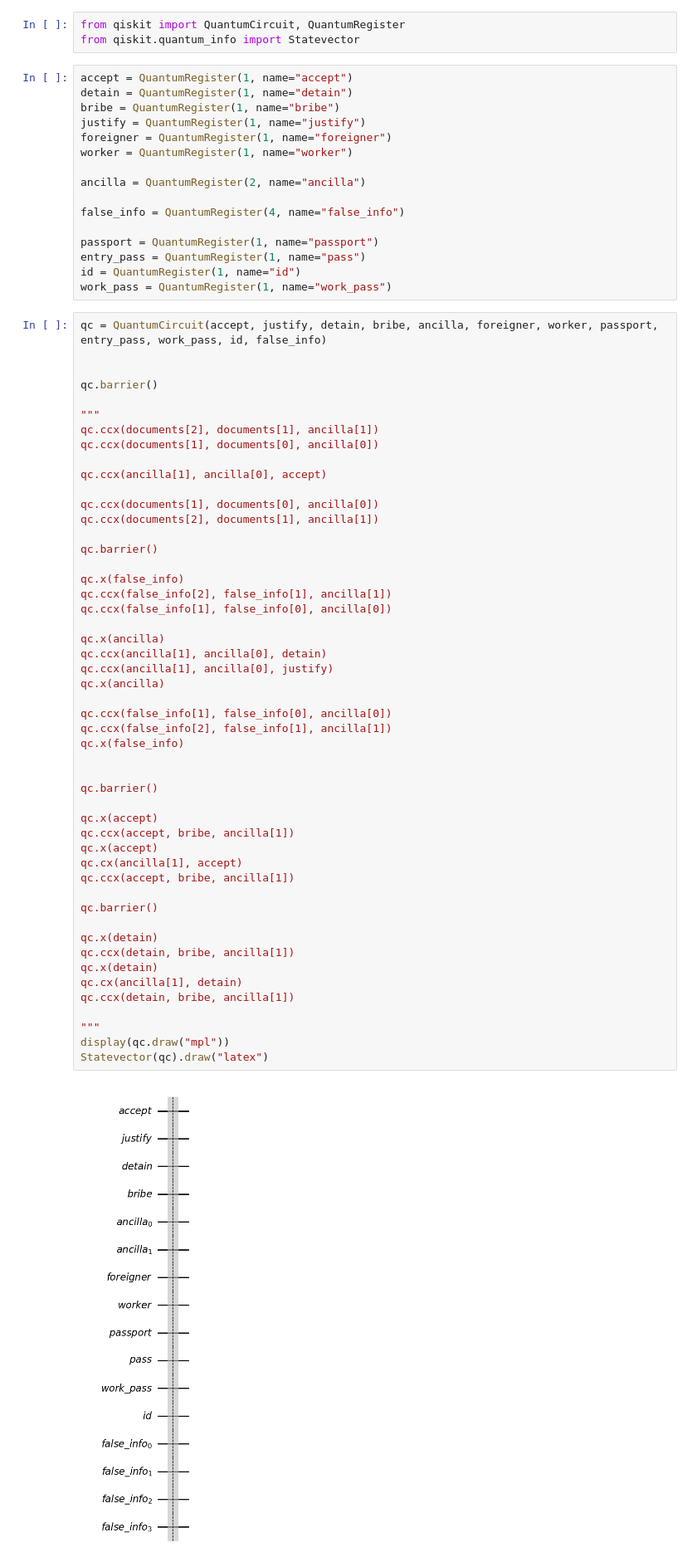
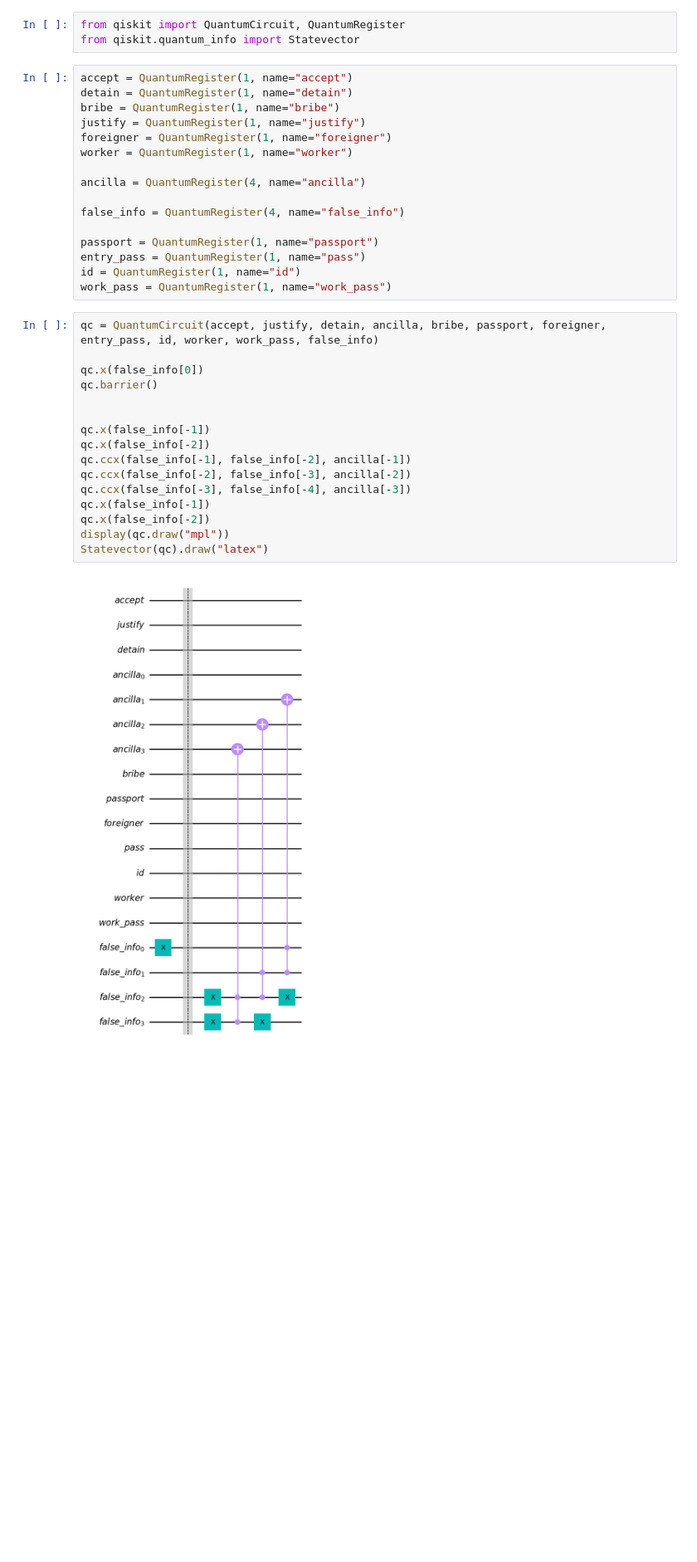
Before and after one commit to Dpbm/quantum, a Jupyter notebook: qiskit/papers-please.ipynb, the cells around one changed output. Shown at 83% size. Saved outputs shown, nothing was run; the diff lists cells and outputs as text; blank space fills up the shorter version.

```diff
--- a/qiskit/papers-please.ipynb
+++ b/qiskit/papers-please.ipynb
@@ -9,7 +9,7 @@ justify = QuantumRegister(1, name="justify")
 foreigner = QuantumRegister(1, name="foreigner")
 worker = QuantumRegister(1, name="worker")
 
-ancilla = QuantumRegister(2, name="ancilla")
+ancilla = QuantumRegister(4, name="ancilla")
 
 false_info = QuantumRegister(4, name="false_info")
 
@@ -18,54 +18,20 @@ entry_pass = QuantumRegister(1, name="pass")
 id = QuantumRegister(1, name="id")
 work_pass = QuantumRegister(1, name="work_pass")
 # %%
-qc = QuantumCircuit(accept, justify, detain, bribe, ancilla, foreigner, worker, passport, entry_pass, work_pass, id, false_info)
+qc = QuantumCircuit(accept, justify, detain, ancilla, bribe, passport, foreigner, entry_pass, id, worker, work_pass, false_info)
+
+qc.x(false_info[0])
+qc.barrier()
 
 
-qc.barrier()
-
-"""
-qc.ccx(documents[2], documents[1], ancilla[1])
-qc.ccx(documents[1], documents[0], ancilla[0])
-
-qc.ccx(ancilla[1], ancilla[0], accept)
-
-qc.ccx(documents[1], documents[0], ancilla[0])
-qc.ccx(documents[2], documents[1], ancilla[1])
-
-qc.barrier()
-
-qc.x(false_info)
-qc.ccx(false_info[2], false_info[1], ancilla[1])
-qc.ccx(false_info[1], false_info[0], ancilla[0])
-
-qc.x(ancilla)
-qc.ccx(ancilla[1], ancilla[0], detain)
-qc.ccx(ancilla[1], ancilla[0], justify)
-qc.x(ancilla)
-
-qc.ccx(false_info[1], false_info[0], ancilla[0])
-qc.ccx(false_info[2], false_info[1], ancilla[1])
-qc.x(false_info)
-
-
-qc.barrier()
-
-qc.x(accept)
-qc.ccx(accept, bribe, ancilla[1])
-qc.x(accept)
-qc.cx(ancilla[1], accept)
-qc.ccx(accept, bribe, ancilla[1])
-
-qc.barrier()
-
-qc.x(detain)
-qc.ccx(detain, bribe, ancilla[1])
-qc.x(detain)
-qc.cx(ancilla[1], detain)
-qc.ccx(detain, bribe, ancilla[1])
-
-"""
+qc.x(false_info[-1])
+qc.x(false_info[-2])
+qc.ccx(false_info[-1], false_info[-2], ancilla[-1])
+qc.ccx(false_info[-2], false_info[-3], ancilla[-2])
+qc.ccx(false_info[-3], false_info[-4], ancilla[-3])
+qc.x(false_info[-1])
+qc.x(false_info[-2])
 display(qc.draw("mpl"))
 Statevector(qc).draw("latex")
 # %% [output]
-[figure, old version]
+[figure, new version]
```
Also changed, not shown: parts of 2 cells of this notebook.
